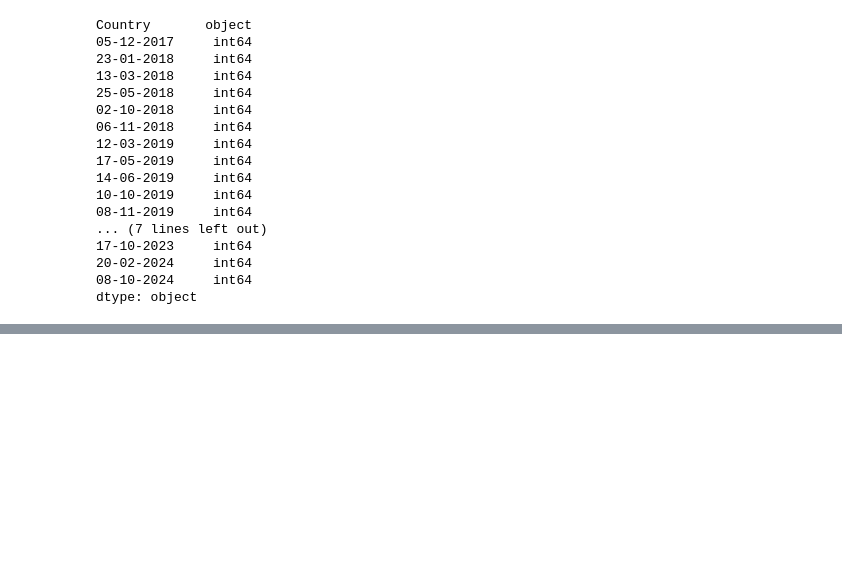
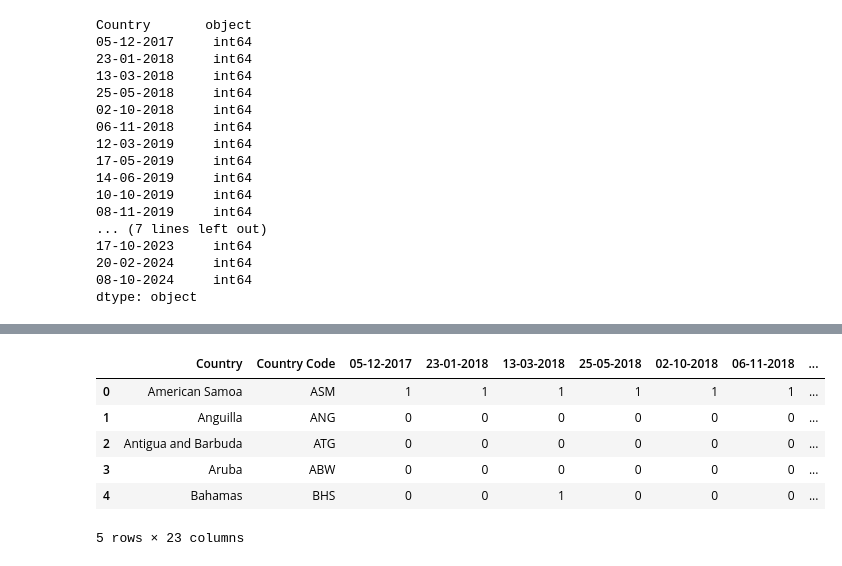
Before and after one commit to mjpacko/tax_havens, a Jupyter notebook: notebooks/cleaning_blacklist.ipynb, the cells around one changed output, grey strips where cells are left out. Drawn from its saved outputs; the diff is of its cells as text; code cells hidden in the pictures; blank space fills up the shorter version.

Commit message:
many new clean dfs

```diff
--- a/notebooks/cleaning_blacklist.ipynb
+++ b/notebooks/cleaning_blacklist.ipynb
@@ -108,0 +119,11 @@ df_blacklist.to_csv('blacklist.csv', index=True)
+# %%
+df = pd.read_csv("../data/clean/blacklist_tableau_final.csv")
+df.head()
+# %% [output]
+|  | Country | Country Code | 05-12-2017 | 23-01-2018 | 13-03-2018 | 25-05-2018 | 02-10-2018 | 06-11-2018 | ... |
+| 0 | American Samoa | ASM | 1 | 1 | 1 | 1 | 1 | 1 | ... |
+| 1 | Anguilla | ANG | 0 | 0 | 0 | 0 | 0 | 0 | ... |
+| 2 | Antigua and Barbuda | ATG | 0 | 0 | 0 | 0 | 0 | 0 | ... |
+| 3 | Aruba | ABW | 0 | 0 | 0 | 0 | 0 | 0 | ... |
+| 4 | Bahamas | BHS | 0 | 0 | 1 | 0 | 0 | 0 | ... |
+5 rows × 23 columns
```
Also changed, not shown: parts of 12 cells of this notebook, 23 other files.
